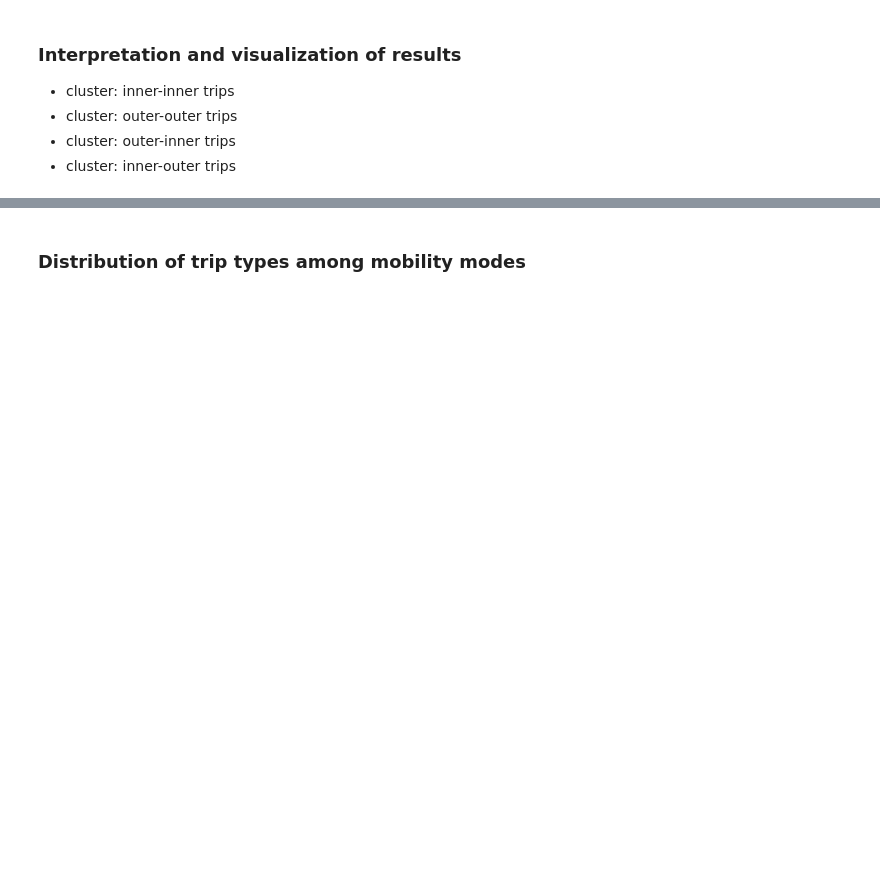
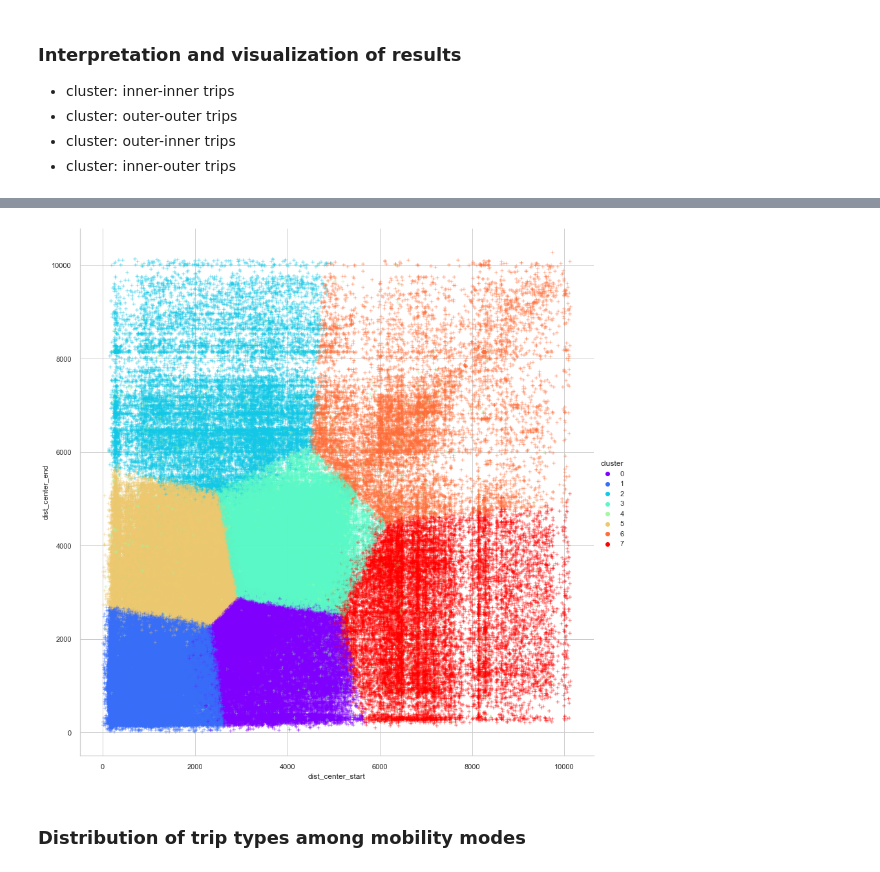
Before and after one commit to richardbor/bachelor_thesis, a Jupyter notebook: clustering_centrality_duration.ipynb, the cells around one changed output, grey strips where cells are left out. Cells and saved outputs as stored; diff of their text form; code cells hidden in the pictures; blank space fills up the shorter version.

```diff
--- a/clustering_centrality_duration.ipynb
+++ b/clustering_centrality_duration.ipynb
@@ -244,6 +271,8 @@ clustered_data.groupby(['cluster']).describe()
 # %%
 # plot cluster results
-g = sns.relplot(x="dist_center_start", y="dist_center_end", kind="scatter", data=clustered_data, marker='+', hue='cluster', palette='rainbow', height=12, aspect=1)
+g = sns.relplot(x="dist_center_start", y="dist_center_end", kind="scatter", data=clustered_data, legend='full', marker='+', hue='cluster', palette='rainbow', height=12, aspect=1)
+# %% [output]
+[figure, added]
 # %% [markdown]
 ### Distribution of trip types among mobility modes
 # %%
```
Also changed, not shown: parts of 6 cells of this notebook, 1 other file.
